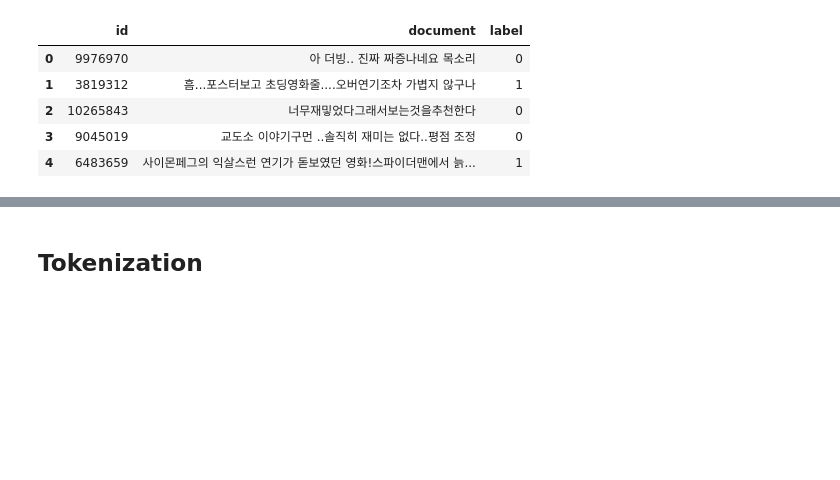
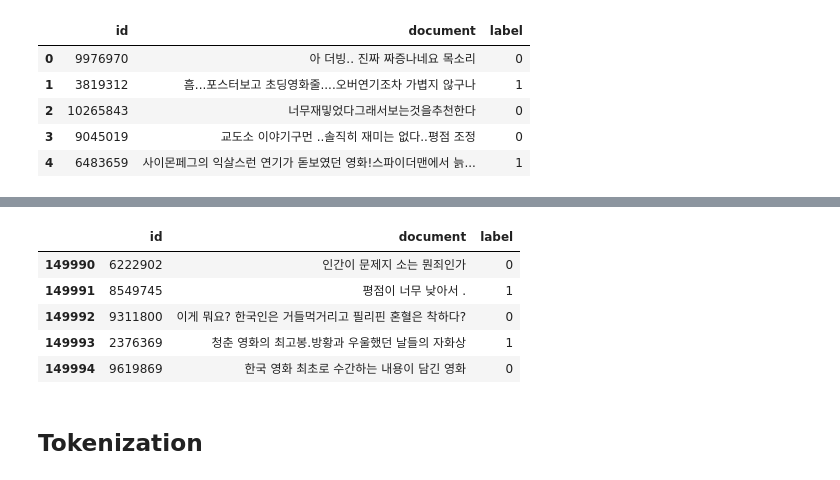
Before and after one commit to parking-place/PlayData_v2, a Jupyter notebook: 06. deep learning/3. NLP Pytorch/2. CNN 1D.ipynb, the cells around one changed output, grey strips where cells are left out. Cells and saved outputs as stored; diff of their text form; code cells hidden in the pictures; blank space fills up the shorter version.

```diff
--- a/06. deep learning/3. NLP Pytorch/2. CNN 1D.ipynb
+++ b/06. deep learning/3. NLP Pytorch/2. CNN 1D.ipynb
@@ -93,3 +106,12 @@ df_ko.head()
+# %%
+df_ko.tail()
+# %% [output]
+|  | id | document | label |
+| 149990 | 6222902 | 인간이 문제지 소는 뭔죄인가 | 0 |
+| 149991 | 8549745 | 평점이 너무 낮아서 . | 1 |
+| 149992 | 9311800 | 이게 뭐요? 한국인은 거들먹거리고 필리핀 혼혈은 착하다? | 0 |
+| 149993 | 2376369 | 청춘 영화의 최고봉.방황과 우울했던 날들의 자화상 | 1 |
+| 149994 | 9619869 | 한국 영화 최초로 수간하는 내용이 담긴 영화 | 0 |
 # %% [markdown]
 ## Tokenization
 # %%
```
Also changed, not shown: parts of 43 cells of this notebook, 6 other files.
